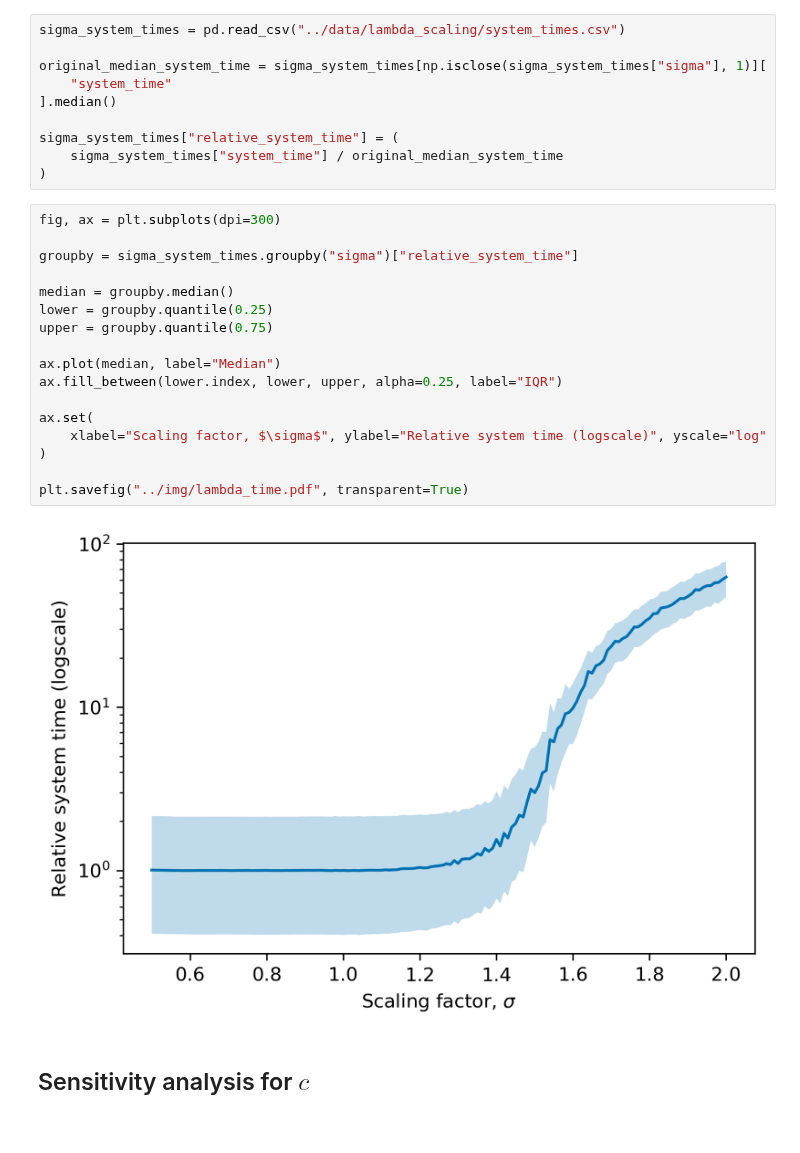
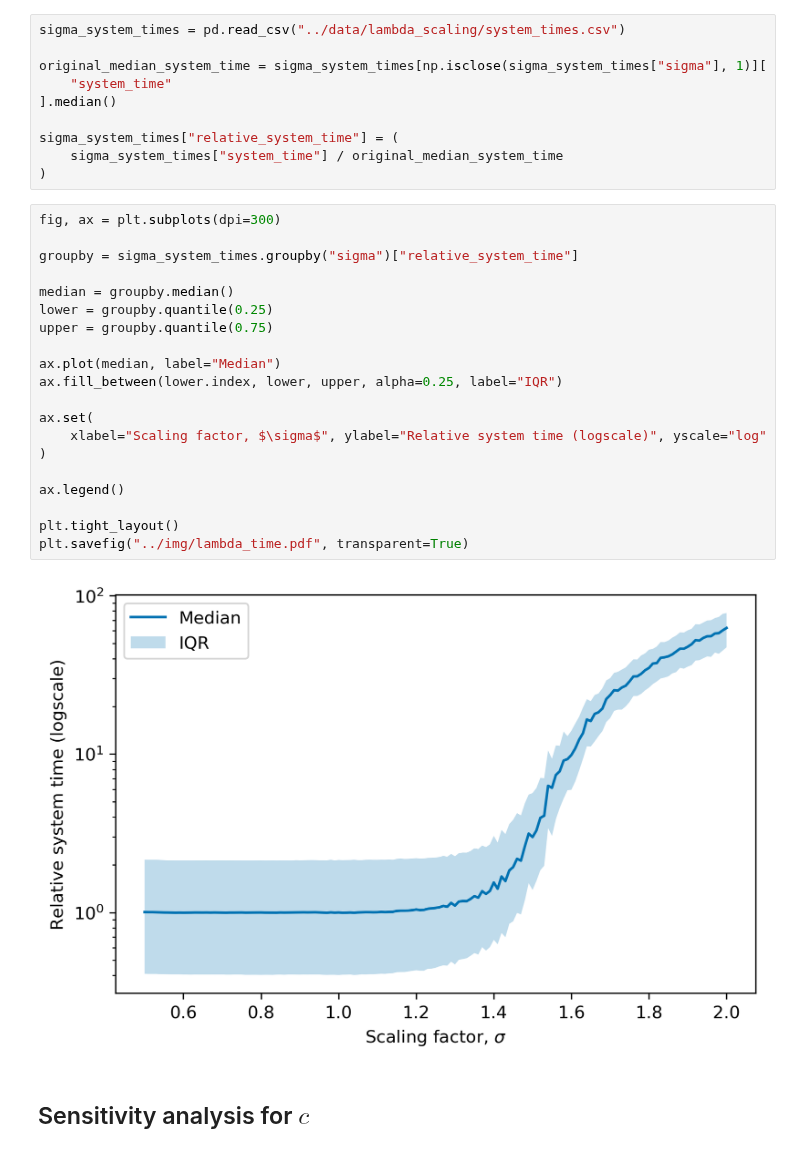
Before and after one commit to daffidwilde/copd-paper, a Jupyter notebook: nbs/scenarios.ipynb, the cells around one changed output. Cells and saved outputs as stored; diff of their text form.

Commit message:
Add files for scenario params and run tight_layout

```diff
--- a/nbs/scenarios.ipynb
+++ b/nbs/scenarios.ipynb
@@ -86,22 +106,25 @@ sigma_system_times["relative_system_time"] = (
 # %%
 fig, ax = plt.subplots(dpi=300)
 
 groupby = sigma_system_times.groupby("sigma")["relative_system_time"]
 
 median = groupby.median()
 lower = groupby.quantile(0.25)
 upper = groupby.quantile(0.75)
 
 ax.plot(median, label="Median")
 ax.fill_between(lower.index, lower, upper, alpha=0.25, label="IQR")
 
 ax.set(
     xlabel="Scaling factor, $\sigma$", ylabel="Relative system time (logscale)", yscale="log"
 )
 
+ax.legend()
+
+plt.tight_layout()
 plt.savefig("../img/lambda_time.pdf", transparent=True)
 # %% [output]
-[figure, old version]
+[figure, new version]
 # %% [markdown]
 ## Sensitivity analysis for $c$
 # %%
```
Also changed, not shown: parts of 7 cells of this notebook, 18 other files.
